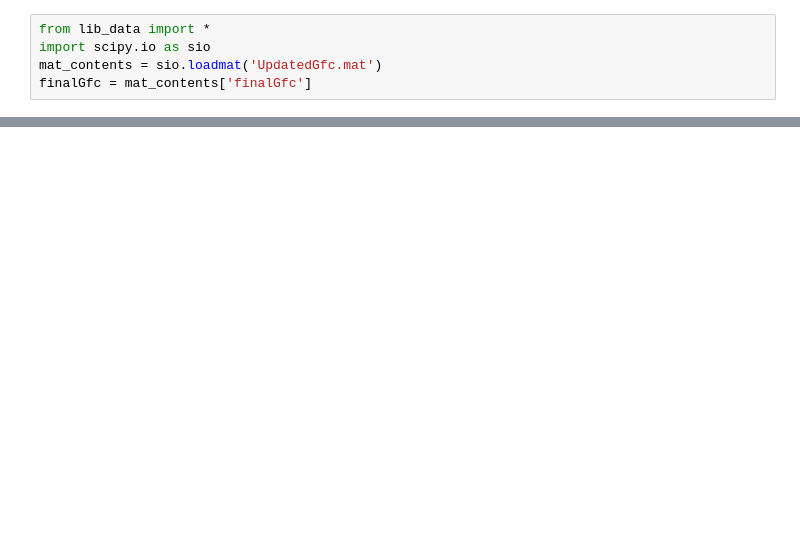
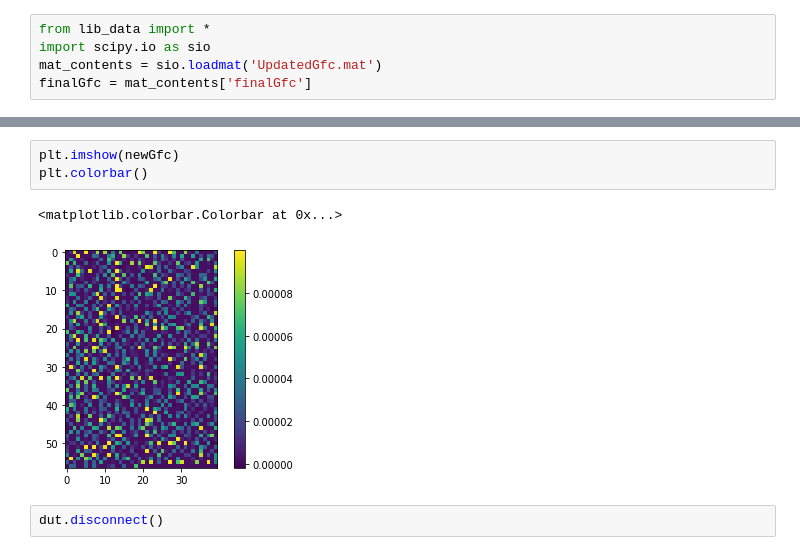
Before and after one commit to lican81/A0_DUT, a Jupyter notebook: testbech_prober1_fc_program.ipynb, the cells around one changed output, grey strips where cells are left out. Drawn from its saved outputs; the diff is of its cells as text; blank space fills up the shorter version.

```diff
--- a/testbech_prober1_fc_program.ipynb
+++ b/testbech_prober1_fc_program.ipynb
@@ -236,0 +256,8 @@ Array 0 , device (row= 10 col= 1 ) Init G= -4.838709677419351e-07  Target G= 1.8
+# %%
+plt.imshow(newGfc)
+plt.colorbar()
+# %% [output]
+<matplotlib.colorbar.Colorbar at 0x...>
+[figure, added]
+# %%
+dut.disconnect()
```
Also changed, not shown: parts of 11 cells of this notebook, 11 other files.
